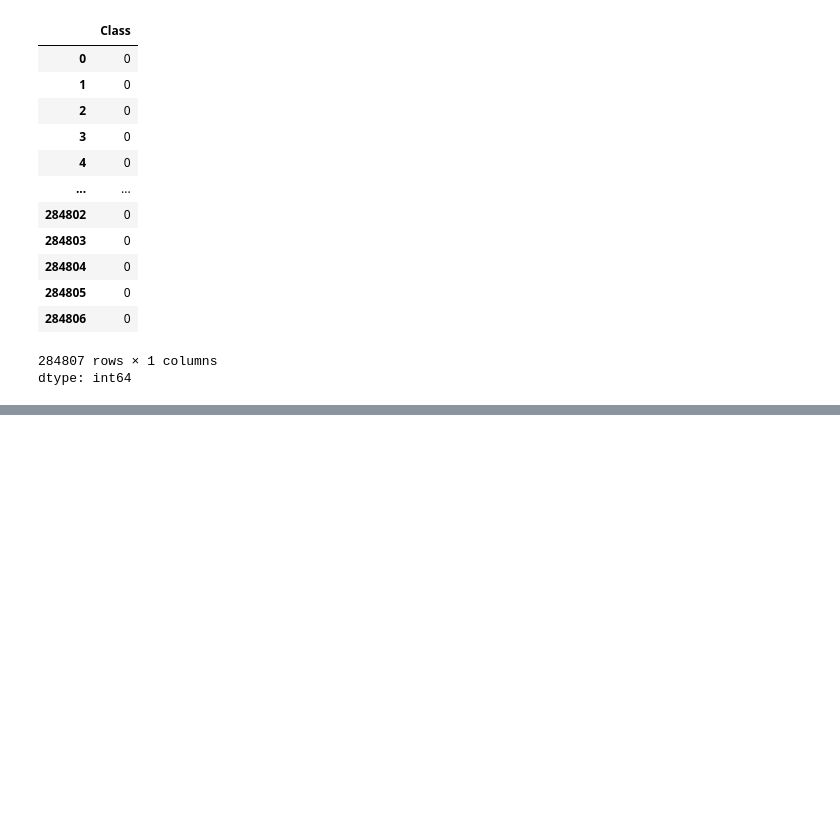
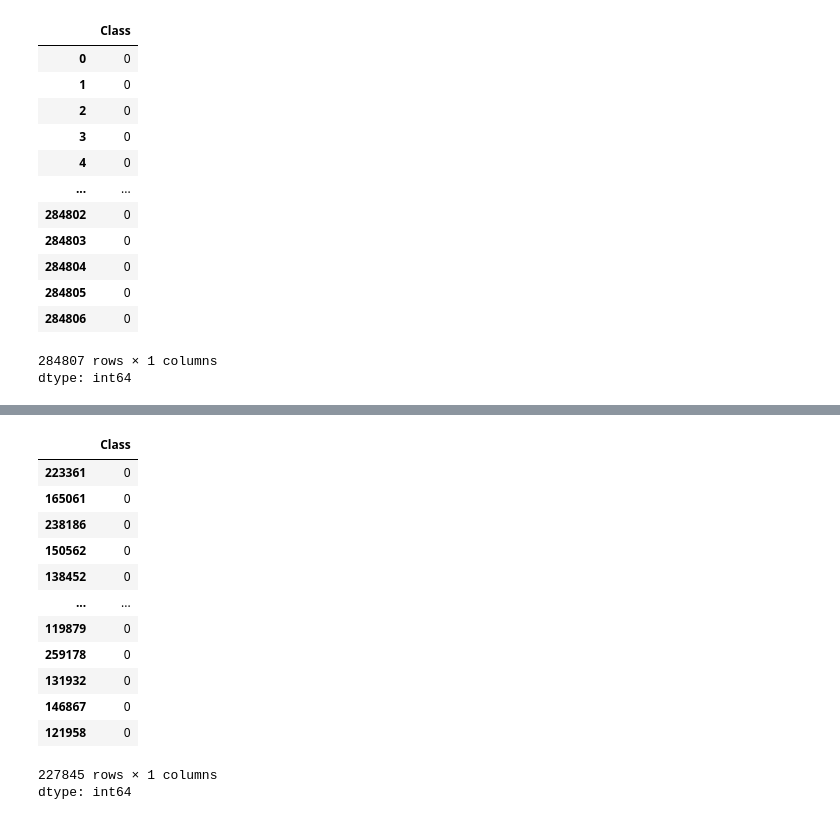
Before and after one commit to mlcodr/Fraud_Detection, a Jupyter notebook: notebooks/fraud_detection_jahid.ipynb, the cells around one changed output, grey strips where cells are left out. Saved outputs shown, nothing was run; the diff lists cells and outputs as text; code cells hidden in the pictures; blank space fills up the shorter version.

```diff
--- a/notebooks/fraud_detection_jahid.ipynb
+++ b/notebooks/fraud_detection_jahid.ipynb
@@ -213,3 +222,8 @@ Y
 | 284806 | 0 |
 284807 rows × 1 columns
 dtype: int64
+# %%
+np.random.seed(42)
+
+# Split into train & test set
+X_train, X_test, Y_train, Y_test = train_test_split(X, Y, test_size=0.2)
@@ -215,0 +250,17 @@ dtype: int64
+# %%
+Y_train
+# %% [output]
+|  | Class |
+| 223361 | 0 |
+| 165061 | 0 |
+| 238186 | 0 |
+| 150562 | 0 |
+| 138452 | 0 |
+| ... | ... |
+| 119879 | 0 |
+| 259178 | 0 |
+| 131932 | 0 |
+| 146867 | 0 |
+| 121958 | 0 |
+227845 rows × 1 columns
+dtype: int64
```
Also changed, not shown: parts of 6 cells of this notebook.
